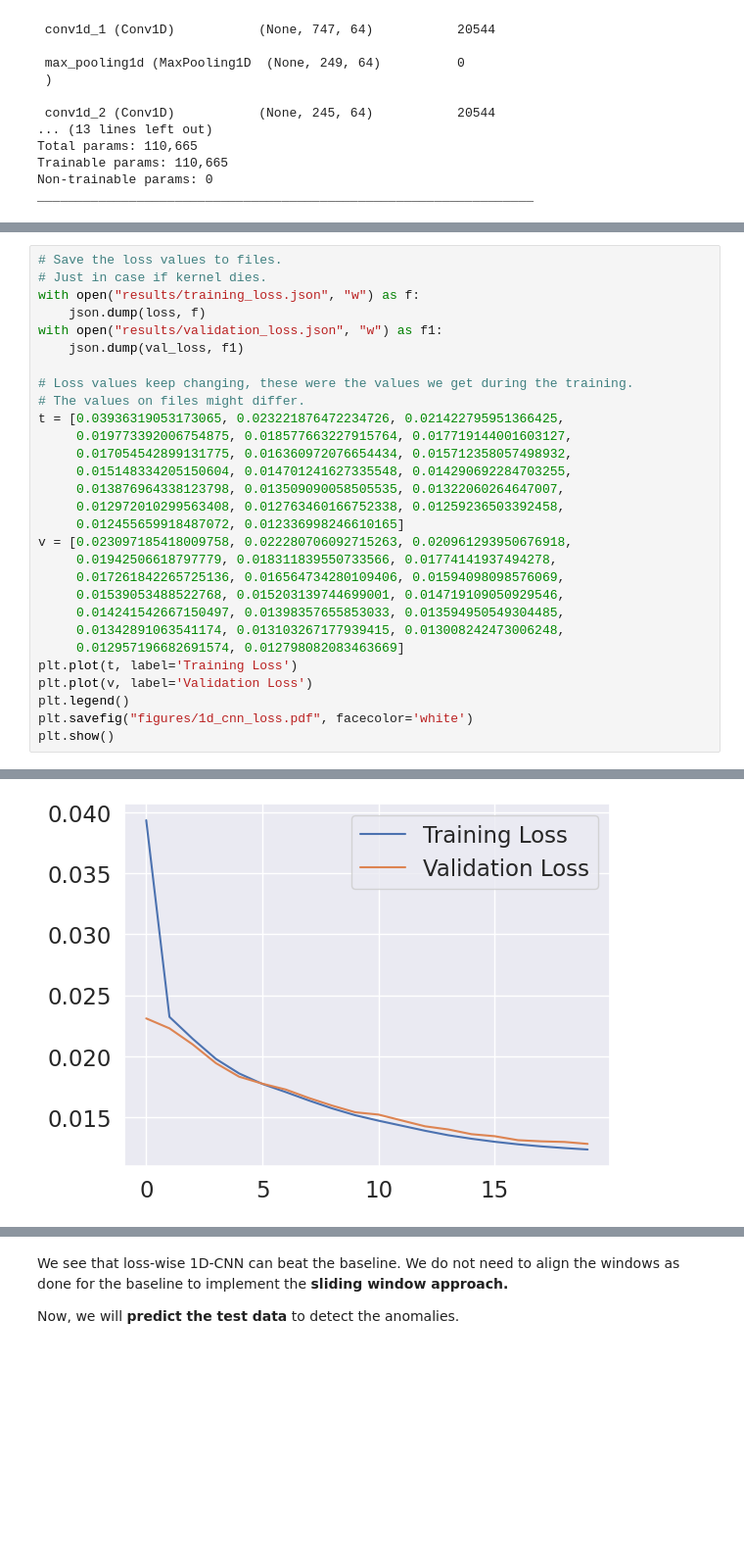
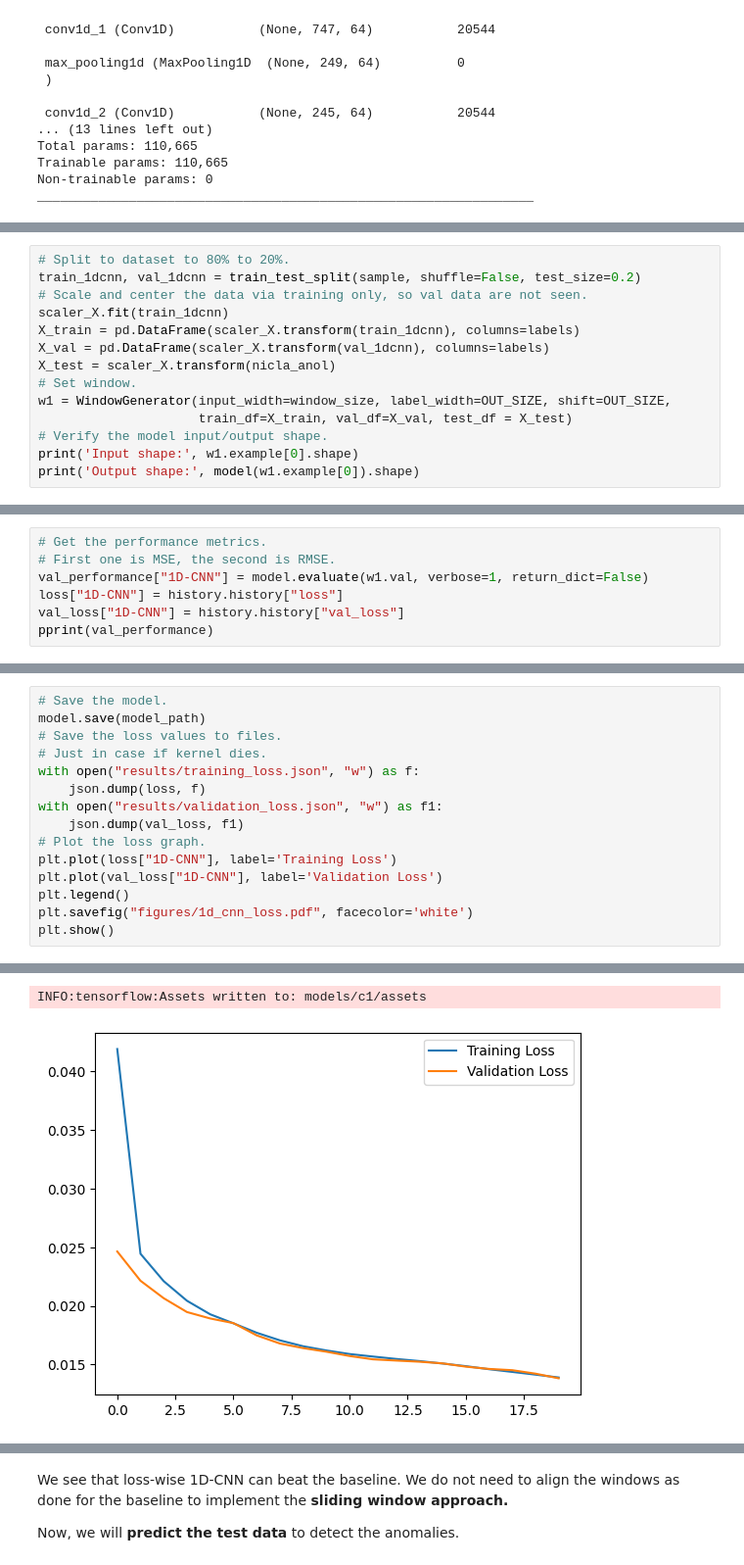
Before and after one commit to hkayann/1D-CNN-Anomaly-Detection-via-CASPER, a Jupyter notebook: CASPER.ipynb, the cells around one changed output, grey strips where cells are left out. Shown at 98% size. Cells and saved outputs as stored; diff of their text form; blank space fills up the shorter version.

Commit message:
Merged with data science machine

```diff
--- a/CASPER.ipynb
+++ b/CASPER.ipynb
@@ -1686,0 +1675,14 @@ Wall time: 1h 41min 9s
+# %%
+# Split to dataset to 80% to 20%.
+train_1dcnn, val_1dcnn = train_test_split(sample, shuffle=False, test_size=0.2)
+# Scale and center the data via training only, so val data are not seen.
+scaler_X.fit(train_1dcnn)
+X_train = pd.DataFrame(scaler_X.transform(train_1dcnn), columns=labels)
+X_val = pd.DataFrame(scaler_X.transform(val_1dcnn), columns=labels)
+X_test = scaler_X.transform(nicla_anol)
+# Set window.
+w1 = WindowGenerator(input_width=window_size, label_width=OUT_SIZE, shift=OUT_SIZE,
+                     train_df=X_train, val_df=X_val, test_df = X_test)
+# Verify the model input/output shape.
+print('Input shape:', w1.example[0].shape)
+print('Output shape:', model(w1.example[0]).shape)
@@ -1686,0 +1714,7 @@ Wall time: 1h 41min 9s
+# %%
+# Get the performance metrics.
+# First one is MSE, the second is RMSE.
+val_performance["1D-CNN"] = model.evaluate(w1.val, verbose=1, return_dict=False)
+loss["1D-CNN"] = history.history["loss"]
+val_loss["1D-CNN"] = history.history["val_loss"]
+pprint(val_performance)
@@ -1687,29 +1724,15 @@ Wall time: 1h 41min 9s
 # %%
+# Save the model.
+model.save(model_path)
 # Save the loss values to files.
 # Just in case if kernel dies.
 with open("results/training_loss.json", "w") as f:
     json.dump(loss, f)
 with open("results/validation_loss.json", "w") as f1:
     json.dump(val_loss, f1)
-
-# Loss values keep changing, these were the values we get during the training.
-# The values on files might differ.
-t = [0.03936319053173065, 0.023221876472234726, 0.021422795951366425,
-     0.019773392006754875, 0.018577663227915764, 0.017719144001603127,
-     0.017054542899131775, 0.016360972076654434, 0.015712358057498932,
-     0.015148334205150604, 0.014701241627335548, 0.014290692284703255,
-     0.013876964338123798, 0.013509090058505535, 0.01322060264647007,
-     0.012972010299563408, 0.012763460166752338, 0.01259236503392458,
-     0.012455659918487072, 0.012336998246610165]
-v = [0.023097185418009758, 0.022280706092715263, 0.020961293950676918,
-     0.01942506618797779, 0.018311839550733566, 0.01774141937494278,
-     0.017261842265725136, 0.016564734280109406, 0.01594098098576069,
-     0.01539053488522768, 0.015203139744699001, 0.014719109050929546,
-     0.014241542667150497, 0.01398357655853033, 0.013594950549304485,
-     0.01342891063541174, 0.013103267177939415, 0.013008242473006248,
-     0.012957196682691574, 0.012798082083463669]
-plt.plot(t, label='Training Loss')
-plt.plot(v, label='Validation Loss')
+# Plot the loss graph.
+plt.plot(loss["1D-CNN"], label='Training Loss')
+plt.plot(val_loss["1D-CNN"], label='Validation Loss')
 plt.legend()
 plt.savefig("figures/1d_cnn_loss.pdf", facecolor='white')
 plt.show()
@@ -1717 +1742,2 @@ plt.show()
+INFO:tensorflow:Assets written to: models/c1/assets
-[figure, old version]
+[figure, new version]
```
Also changed, not shown: parts of 32 cells of this notebook, 21 other files.
